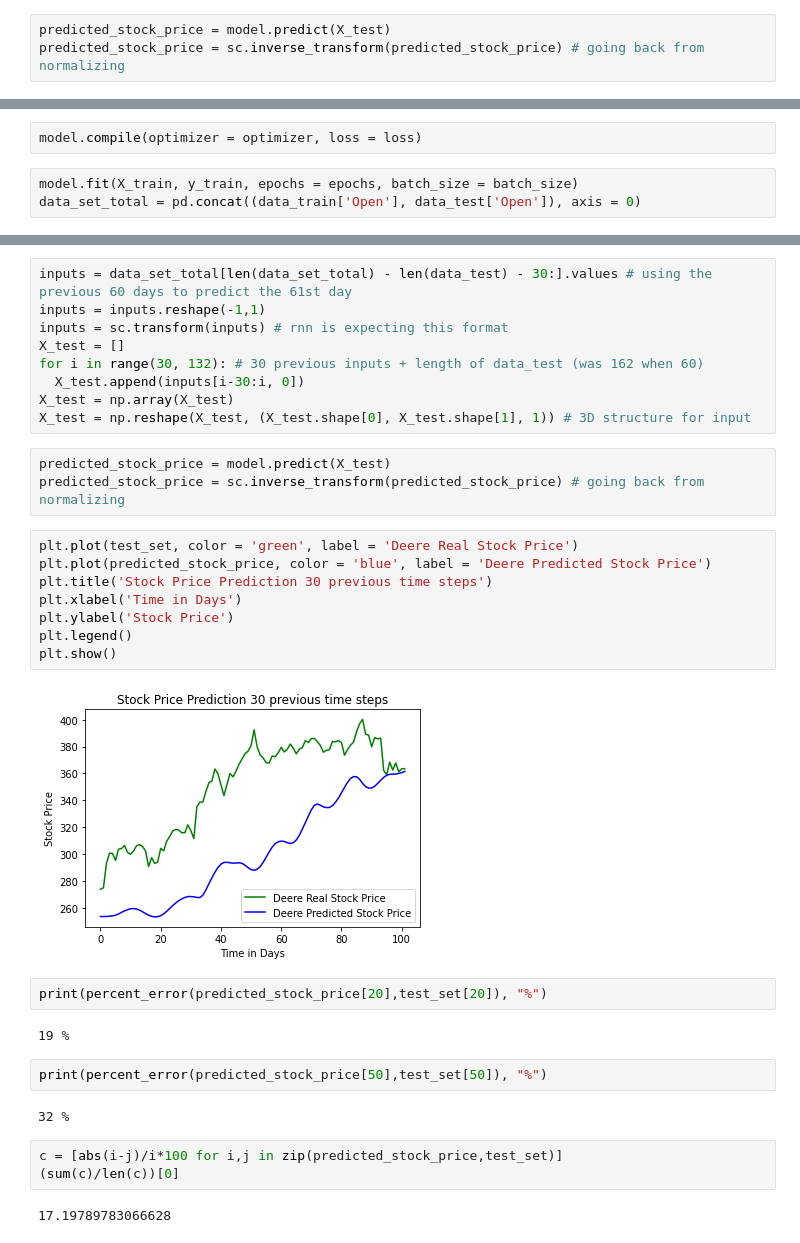
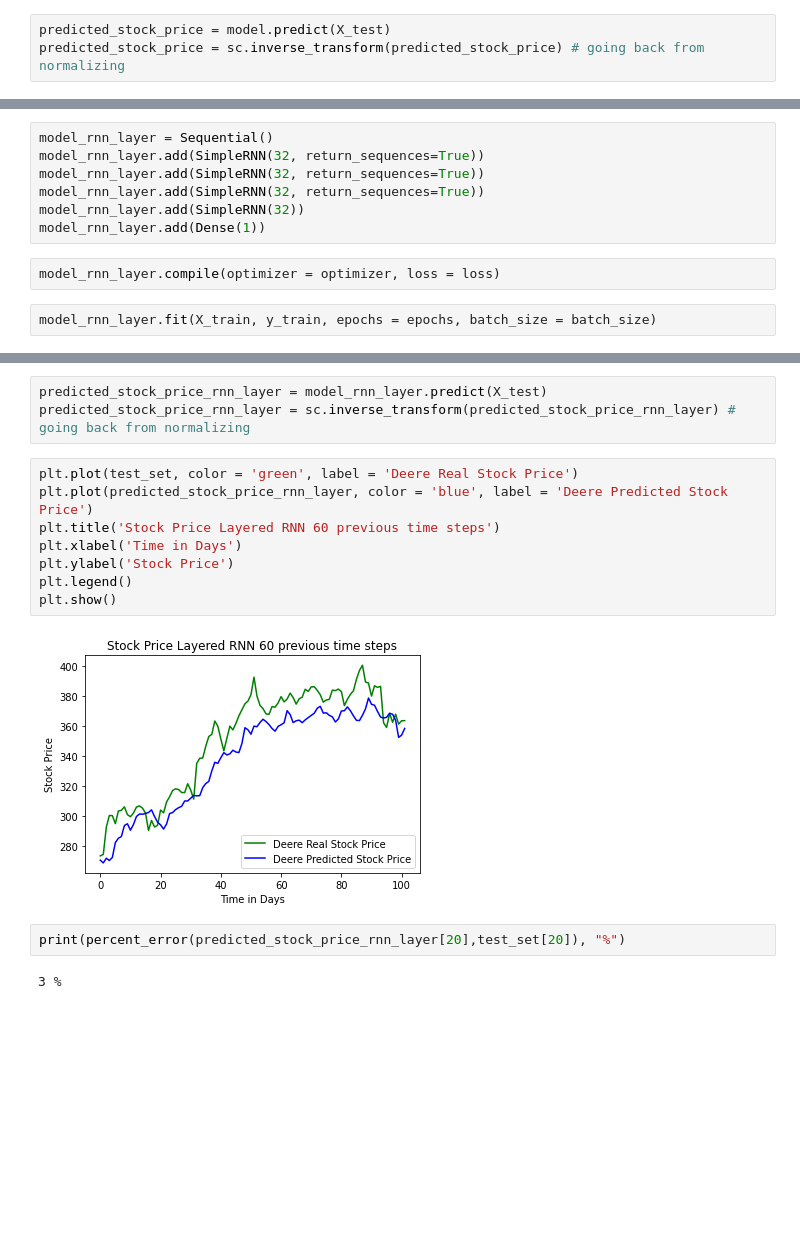
Before and after one commit to ap12798/Applied_Deep_Learning, a Jupyter notebook: Project_1.ipynb, the cells around one changed output, grey strips where cells are left out. Drawn from its saved outputs; the diff is of its cells as text; blank space fills up the shorter version.

```diff
--- a/Project_1.ipynb
+++ b/Project_1.ipynb
@@ -278,7 +438,13 @@ model.add(Dense(1))
+# %%
+model_rnn_layer = Sequential()
+model_rnn_layer.add(SimpleRNN(32, return_sequences=True))
+model_rnn_layer.add(SimpleRNN(32, return_sequences=True))
+model_rnn_layer.add(SimpleRNN(32, return_sequences=True))
+model_rnn_layer.add(SimpleRNN(32))
+model_rnn_layer.add(Dense(1))
 # %%
-model.compile(optimizer = optimizer, loss = loss)
+model_rnn_layer.compile(optimizer = optimizer, loss = loss)
 # %%
-model.fit(X_train, y_train, epochs = epochs, batch_size = batch_size)
-data_set_total = pd.concat((data_train['Open'], data_test['Open']), axis = 0)
+model_rnn_layer.fit(X_train, y_train, epochs = epochs, batch_size = batch_size)
 # %% [output]
 Epoch 1/16
@@ -301,35 +468,17 @@ Epoch 16/16
-# %%
-inputs = data_set_total[len(data_set_total) - len(data_test) - 30:].values # using the previous 60 days to predict the 61st day
-inputs = inputs.reshape(-1,1)
-inputs = sc.transform(inputs) # rnn is expecting this format
-X_test = []
-for i in range(30, 132): # 30 previous inputs + length of data_test (was 162 when 60)
-  X_test.append(inputs[i-30:i, 0])
-X_test = np.array(X_test)
-X_test = np.reshape(X_test, (X_test.shape[0], X_test.shape[1], 1)) # 3D structure for input
 # %%
-predicted_stock_price = model.predict(X_test)
-predicted_stock_price = sc.inverse_transform(predicted_stock_price) # going back from normalizing
+predicted_stock_price_rnn_layer = model_rnn_layer.predict(X_test)
+predicted_stock_price_rnn_layer = sc.inverse_transform(predicted_stock_price_rnn_layer) # going back from normalizing
 # %%
 plt.plot(test_set, color = 'green', label = 'Deere Real Stock Price')
-plt.plot(predicted_stock_price, color = 'blue', label = 'Deere Predicted Stock Price')
-plt.title('Stock Price Prediction 30 previous time steps')
+plt.plot(predicted_stock_price_rnn_layer, color = 'blue', label = 'Deere Predicted Stock Price')
+plt.title('Stock Price Layered RNN 60 previous time steps')
 plt.xlabel('Time in Days')
 plt.ylabel('Stock Price')
 plt.legend()
 plt.show()
 # %% [output]
-[figure, old version]
+[figure, new version]
 # %%
-print(percent_error(predicted_stock_price[20],test_set[20]), "%")
+print(percent_error(predicted_stock_price_rnn_layer[20],test_set[20]), "%")
 # %% [output]
-19 %
+3 %
-# %%
-print(percent_error(predicted_stock_price[50],test_set[50]), "%")
-# %% [output]
-32 %
-# %%
-c = [abs(i-j)/i*100 for i,j in zip(predicted_stock_price,test_set)]
-(sum(c)/len(c))[0]
-# %% [output]
-17.19789783066628
```
Also changed, not shown: parts of 82 cells of this notebook.
